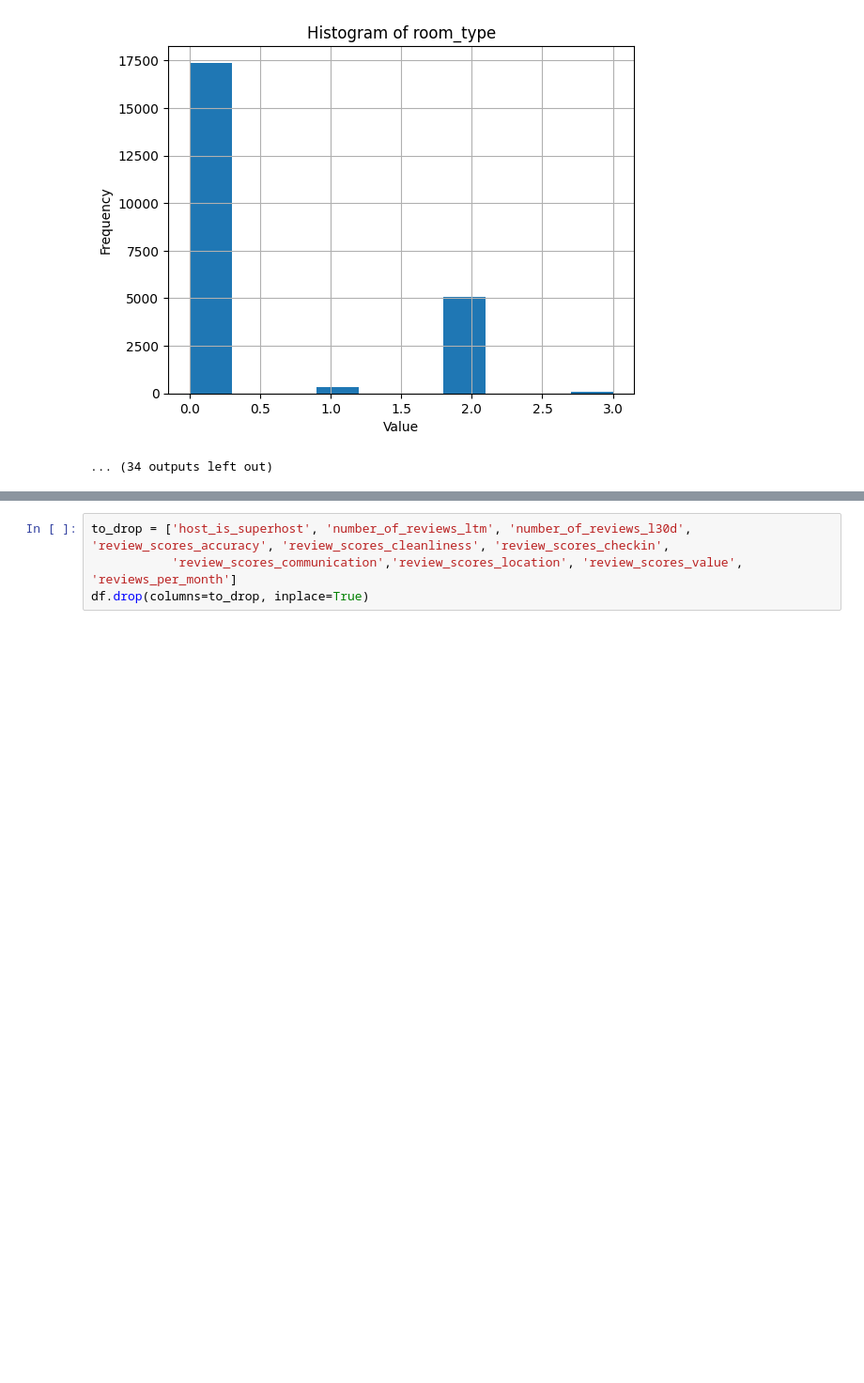
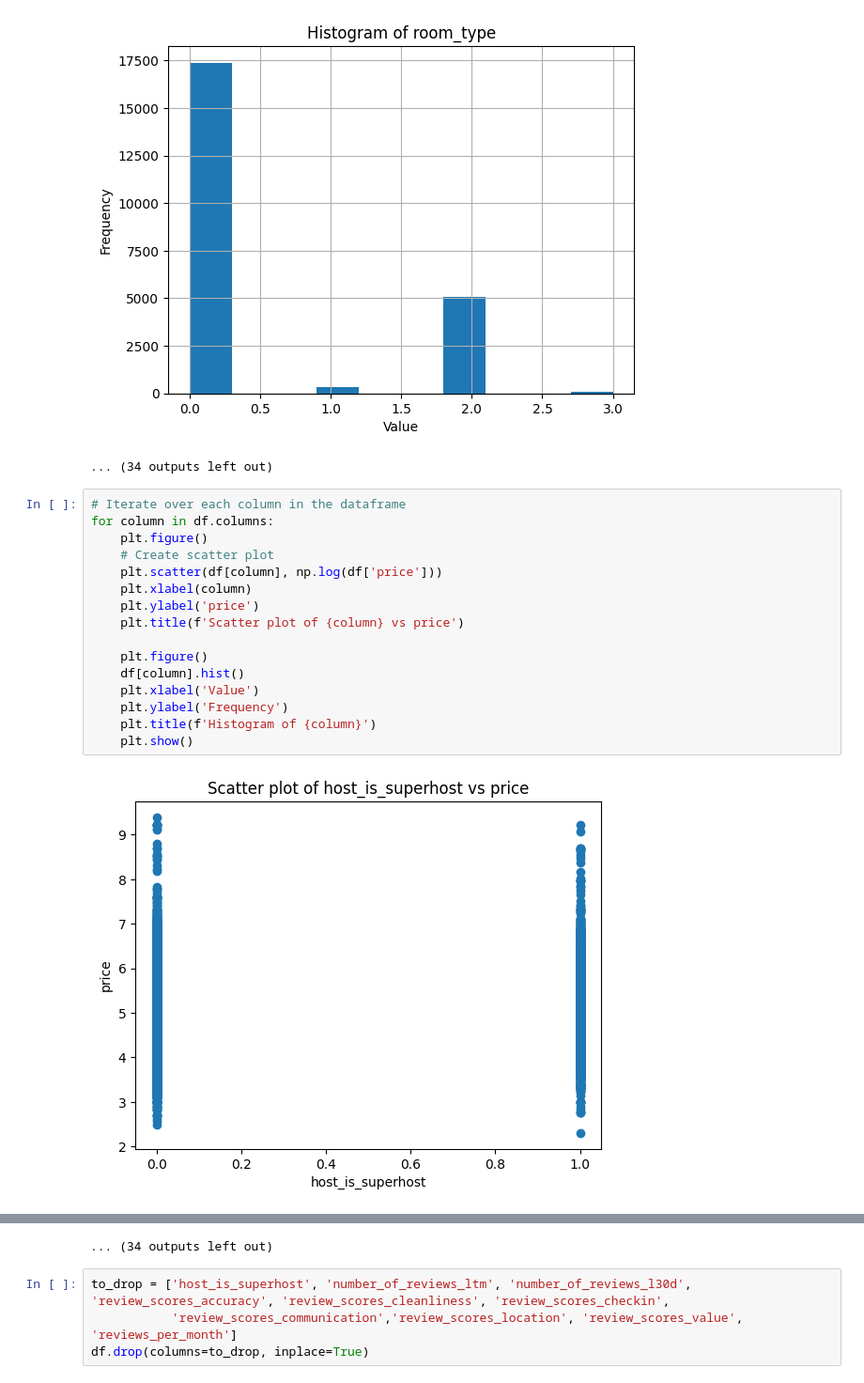
Before and after one commit to LorenzoBonanni/RomeAirbnbAnalysis, a Jupyter notebook: eda.ipynb, the cells around one changed output, grey strips where cells are left out. Shown at 94% size. Drawn from its saved outputs; the diff is of its cells as text; blank space fills up the shorter version.

```diff
--- a/eda.ipynb
+++ b/eda.ipynb
@@ -63,3 +63,21 @@ for column in df.columns:
 [figure]
 [figure]
 ... (34 outputs left out)
+# %%
+# Iterate over each column in the dataframe
+for column in df.columns:
+    plt.figure()
+    # Create scatter plot
+    plt.scatter(df[column], np.log(df['price']))
+    plt.xlabel(column)
+    plt.ylabel('price')
+    plt.title(f'Scatter plot of {column} vs price')
+
+    plt.figure()
+    df[column].hist()
+    plt.xlabel('Value')
+    plt.ylabel('Frequency')
+    plt.title(f'Histogram of {column}')
+    plt.show()
+# %% [output]
+[figure, added]
@@ -66,3 +95,4 @@ for column in df.columns:
+... (34 outputs left out)
 # %%
 to_drop = ['host_is_superhost', 'number_of_reviews_ltm', 'number_of_reviews_l30d', 'review_scores_accuracy', 'review_scores_cleanliness', 'review_scores_checkin',
            'review_scores_communication','review_scores_location', 'review_scores_value', 'reviews_per_month']
```
Also changed, not shown: parts of 5 cells of this notebook, 3 other files.
